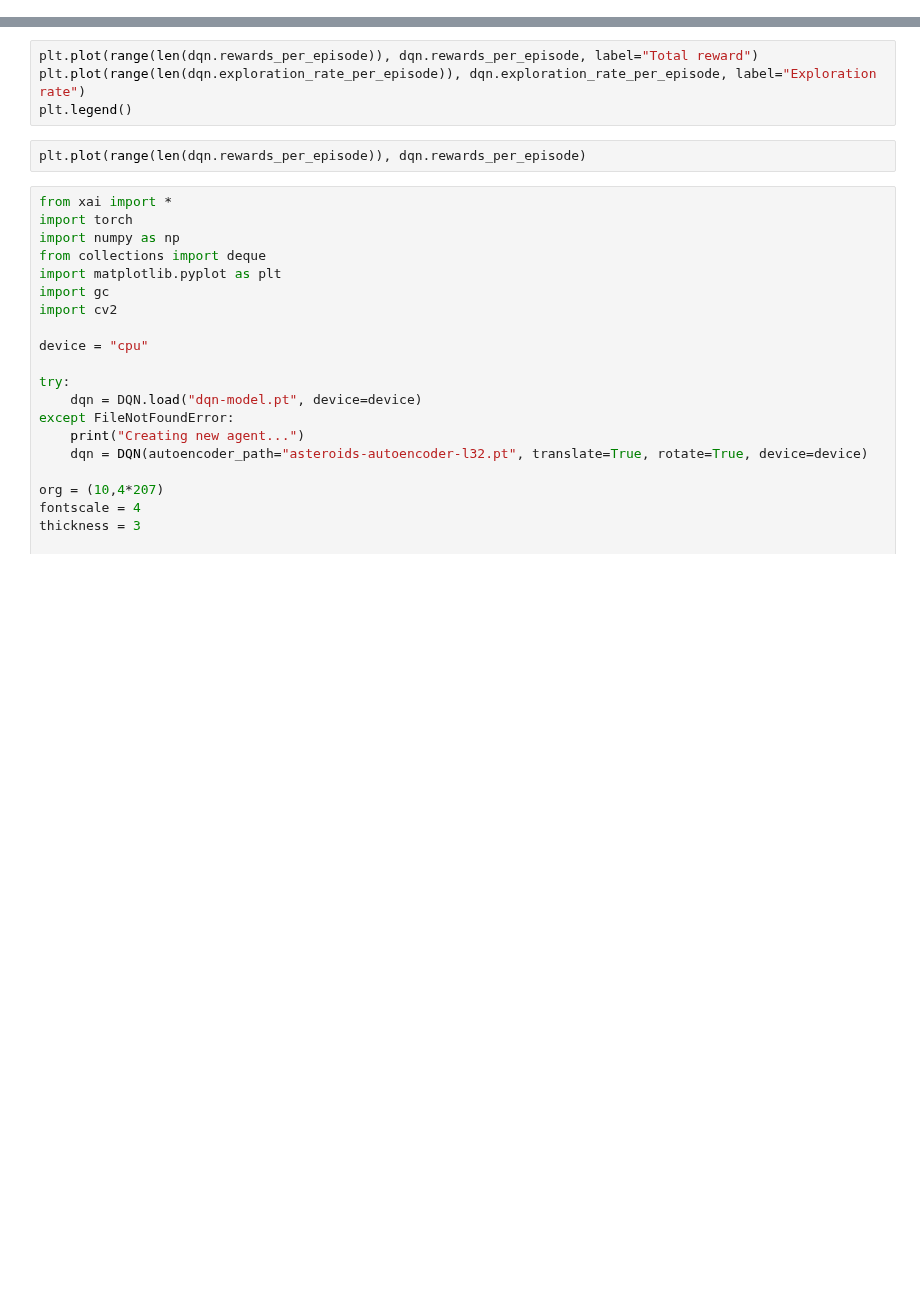
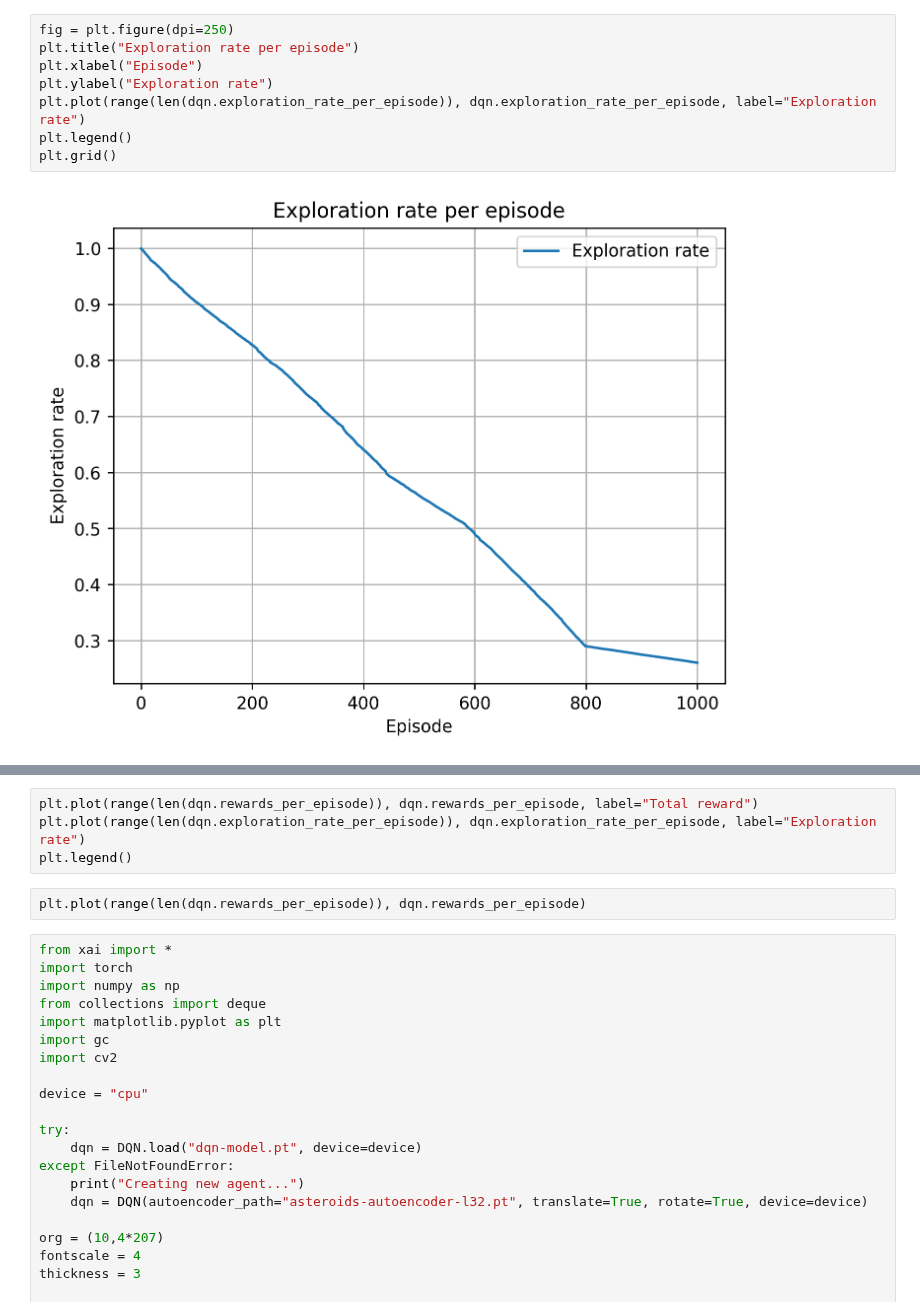
Before and after one commit to eivind-bn/master-project, a Jupyter notebook: asteroids-dqn.ipynb, the cells around one changed output, grey strips where cells are left out. Drawn from its saved outputs; the diff is of its cells as text; blank space fills up the shorter version.

```diff
--- a/asteroids-dqn.ipynb
+++ b/asteroids-dqn.ipynb
@@ -38,2 +86,12 @@ dqn.train(
+# %%
+fig = plt.figure(dpi=250)
+plt.title("Exploration rate per episode")
+plt.xlabel("Episode")
+plt.ylabel("Exploration rate")
+plt.plot(range(len(dqn.exploration_rate_per_episode)), dqn.exploration_rate_per_episode, label="Exploration rate")
+plt.legend()
+plt.grid()
+# %% [output]
+[figure, added]
 # %%
 with Window("Asteroids", 60, 4.0) as window:
```
Also changed, not shown: parts of 8 cells of this notebook, 2 other files.
